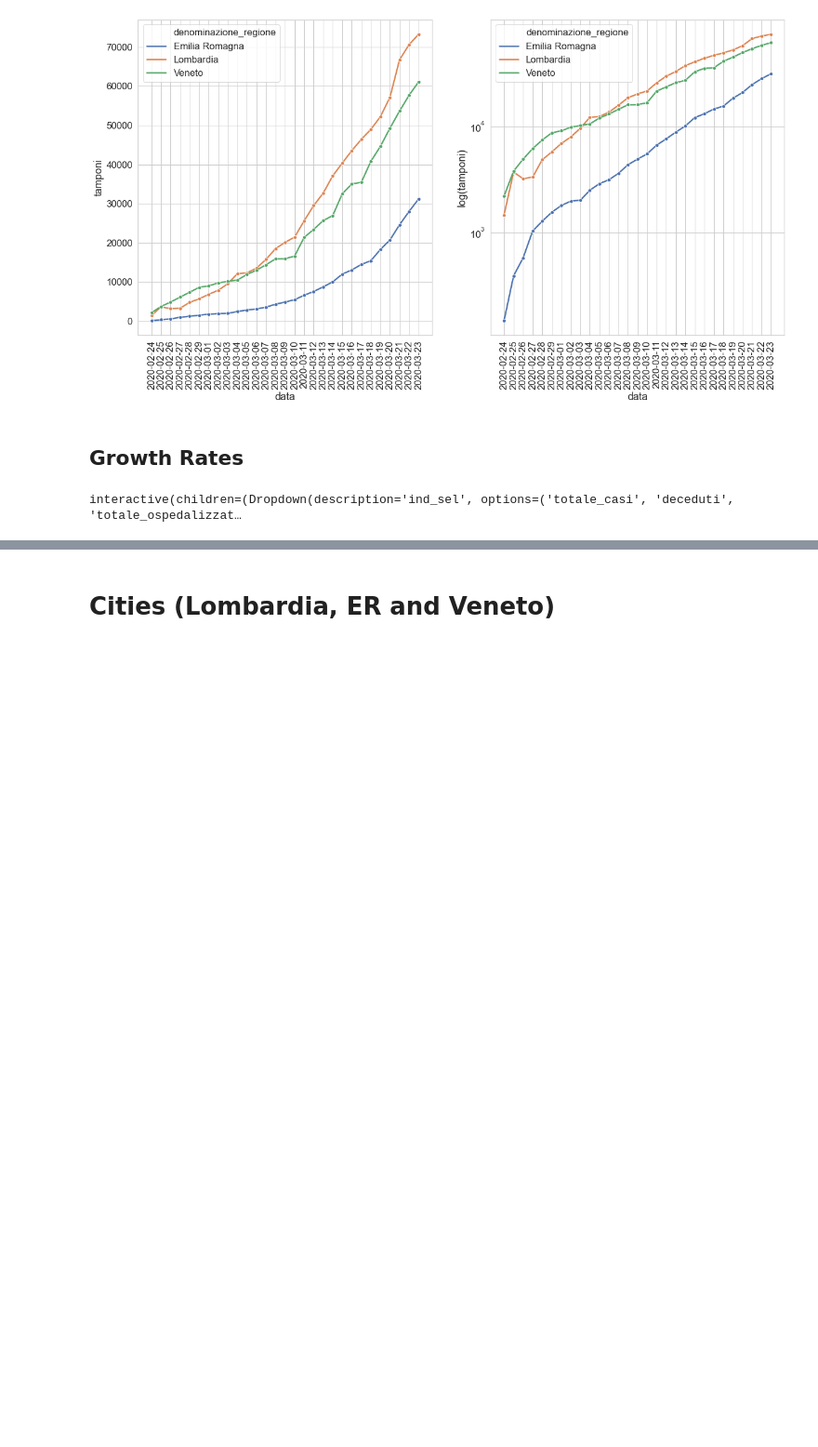
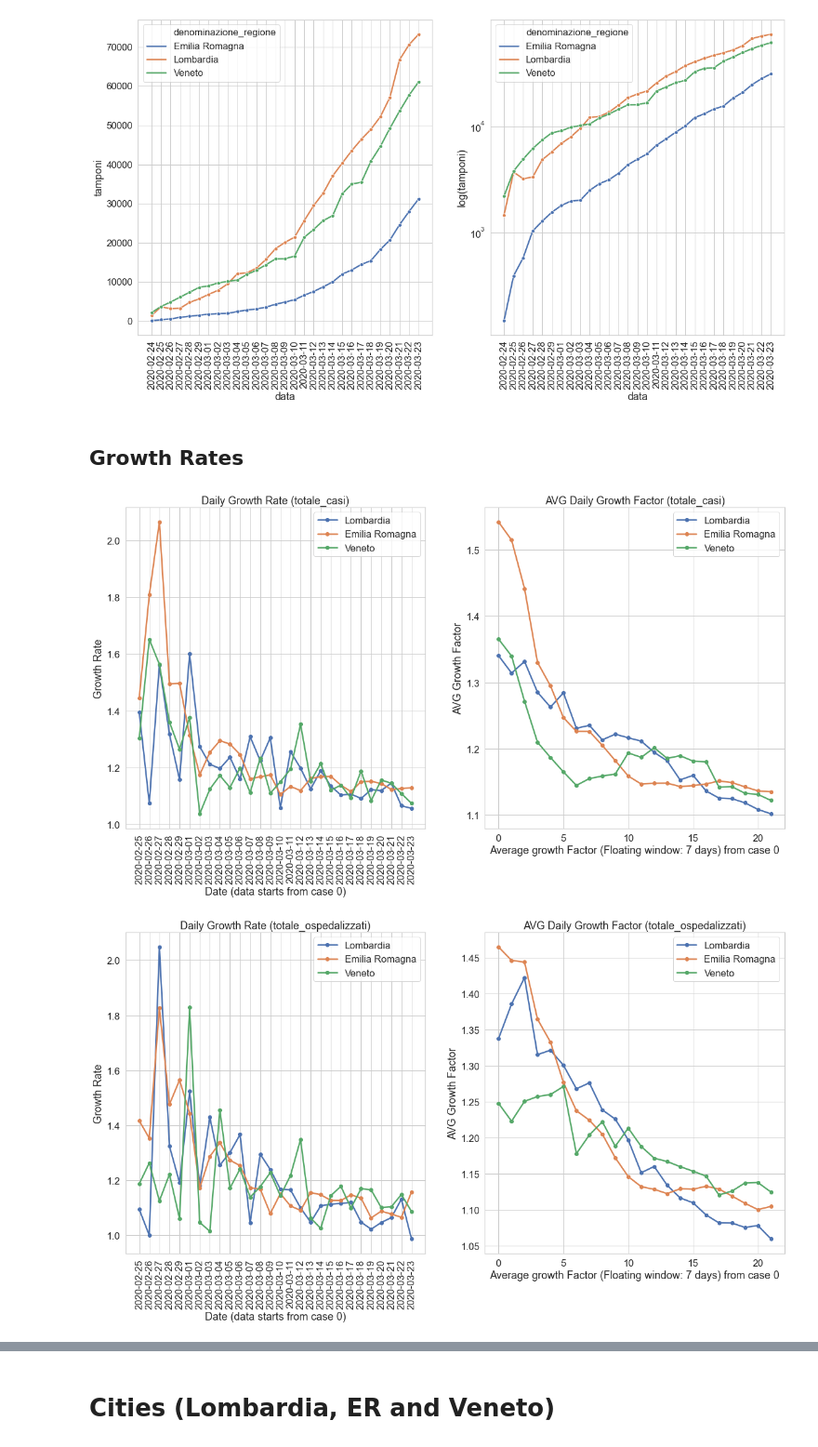
Before and after one commit to paxelito/covid-19-italy, a Jupyter notebook: notebooks/COVID_clear_L_ER_V.ipynb, the cells around one changed output, grey strips where cells are left out. Shown at 93% size. Drawn from its saved outputs; the diff is of its cells as text; code cells hidden in the pictures; blank space fills up the shorter version.

Commit message:
removed ipywidget

```diff
--- a/notebooks/COVID_clear_L_ER_V.ipynb
+++ b/notebooks/COVID_clear_L_ER_V.ipynb
@@ -70,13 +70,22 @@ covid_data_it.plot_region_indicators(regions_area=REGIONS)
 [figure]
 # %% [markdown]
 ## Growth Rates
-# %%
-@ipywidgets.interact
-def plot(ind_sel=['totale_casi','deceduti','totale_ospedalizzati'], avg_growth_rate_window=[7,15,20]):
-    covid_data_it.growth_rates(areas=REGIONS,
-                               regions=True,
-                               area_target='denominazione_regione',
-                               indicator=ind_sel,
-                               grw=avg_growth_rate_window)
-# %% [output]
-interactive(children=(Dropdown(description='ind_sel', options=('totale_casi', 'deceduti', 'totale_ospedalizzat…
+# %%
+covid_data_it.growth_rates(areas=REGIONS,
+                           regions=True,
+                           area_target='denominazione_regione',
+                           indicator="totale_casi",
+                           grw=7)
+covid_data_it.growth_rates(areas=REGIONS,
+                           regions=True,
+                           area_target='denominazione_regione',
+                           indicator="totale_ospedalizzati",
+                           grw=7)
+covid_data_it.growth_rates(areas=REGIONS,
+                           regions=True,
+                           area_target='denominazione_regione',
+                           indicator="deceduti",
+                           grw=7)
+# %% [output]
+[figure, added]
+[figure, added]
```
Also changed, not shown: parts of 3 cells of this notebook.
